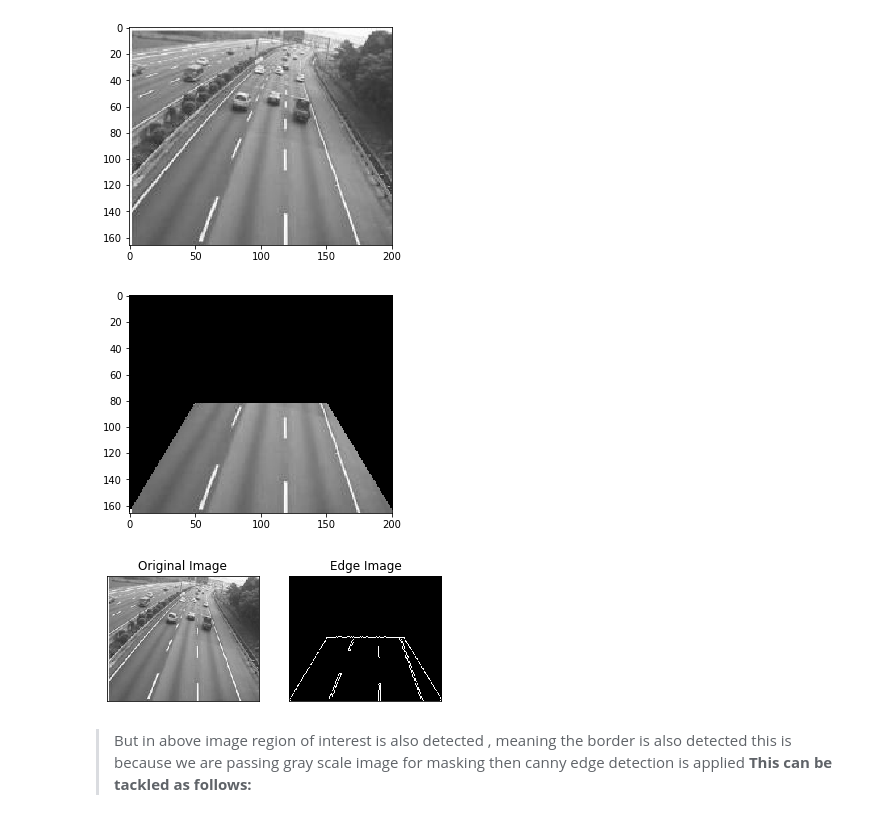
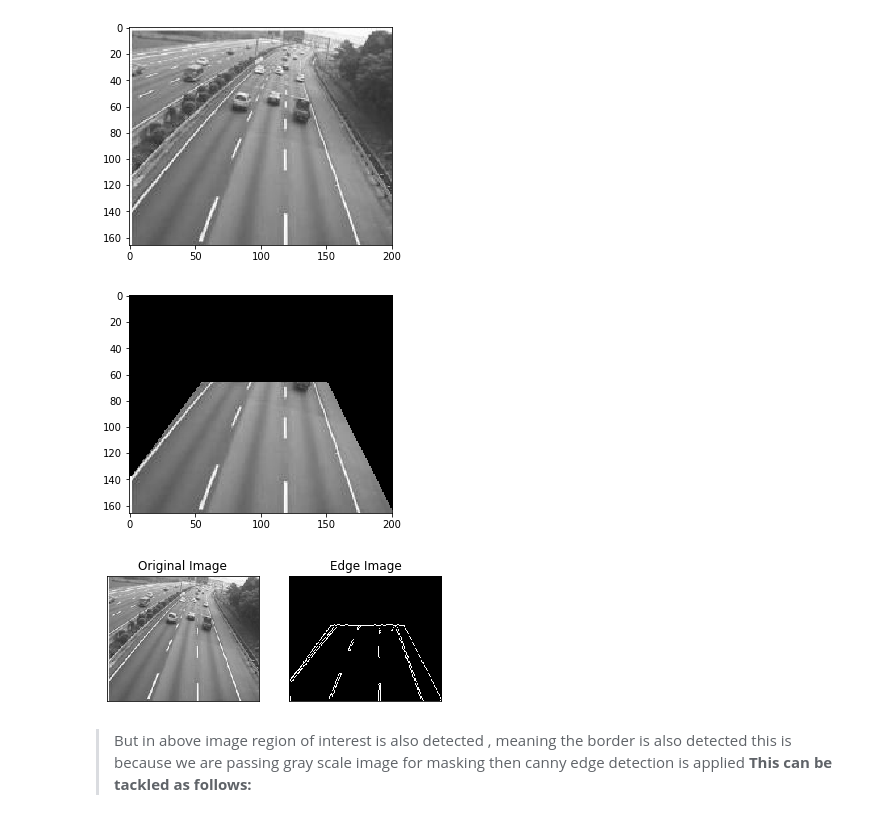
Before and after one commit to akshitagupta15june/lane_detection_opencv, a Jupyter notebook: Selecting_Area_of_interest.ipynb, the cells around one changed output. Cells and saved outputs as stored; diff of their text form; code cells hidden in the pictures.

```diff
--- a/Selecting_Area_of_interest.ipynb
+++ b/Selecting_Area_of_interest.ipynb
@@ -33,33 +33,34 @@ print(img.shape)
 # %%
 # select the area of interest and mask it
 
 import numpy as np
 
 height = img.shape[0]
 width = img.shape[1]
 
 # region of interest
 region_of_interest_vertices = [
 
     (0,height),
-    (50,82),
-    (150,82),
+    (0,140),
+    (55,66),
+    (150,66),
     (width,height)
 ]
 
 
 def region_of_interest(img, vertices):
     mask = np.zeros_like(img)
     channel_count = img.shape[2]
     match_mask_color = (255,)* channel_count
     cv2.fillPoly(mask, vertices,match_mask_color)
     masked_image =cv2.bitwise_and(img,mask)
     return masked_image
 
 cropped_image = region_of_interest(img,np.array([region_of_interest_vertices], np.int32,))
 plt.imshow(cropped_image);
 # %% [output]
-[figure, old version]
+[figure, new version]
 # %%
 # apply canny edge detection
 
@@ -70,7 +71,7 @@ plt.title('Original Image'), plt.xticks([]), plt.yticks([]);
 plt.subplot(122),plt.imshow(edges,cmap = 'gray')
 plt.title('Edge Image'), plt.xticks([]), plt.yticks([]);
 # %% [output]
-[figure, old version]
+[figure, new version]
 # %% [markdown]
  > But in above image region of interest is also detected , meaning the border is also detected this is because we are passing gray scale image for masking then canny edge detection is applied
  <b> This can be tackled as follows: </b>
```
Also changed, not shown: parts of 1 cell of this notebook.
